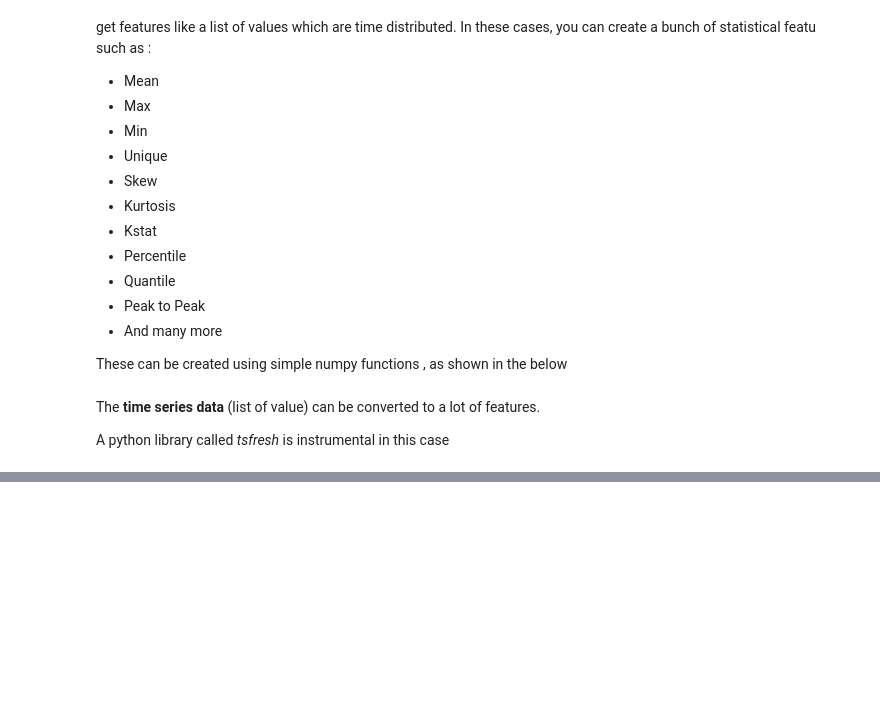
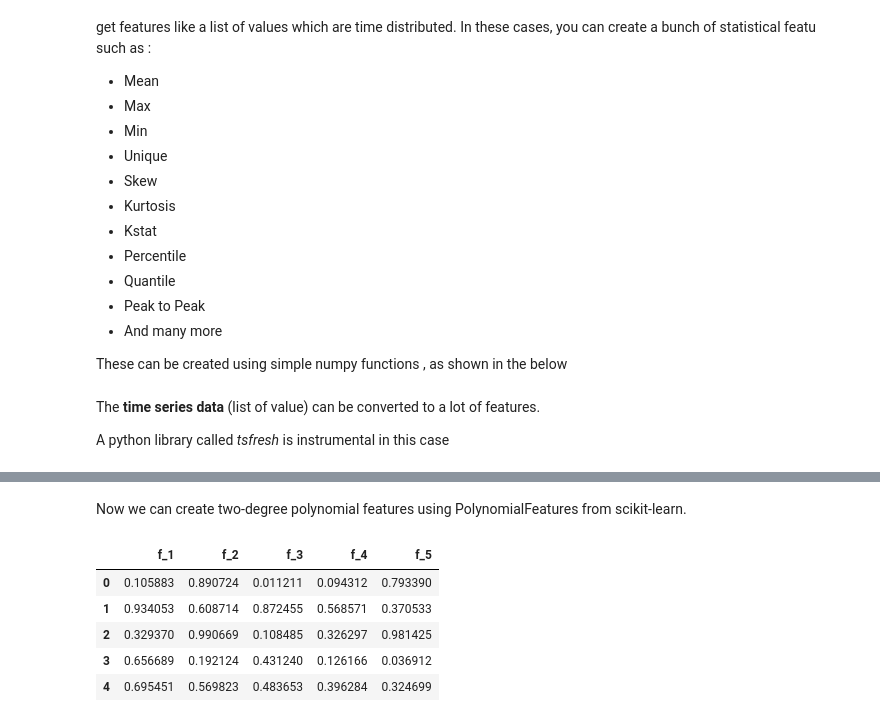
Before and after one commit to iwasbugged/feature_engineering, a Jupyter notebook: feature_engineering.ipynb, the cells around one changed output, grey strips where cells are left out. Cells and saved outputs as stored; diff of their text form; code cells hidden in the pictures; blank space fills up the shorter version.

```diff
--- a/feature_engineering.ipynb
+++ b/feature_engineering.ipynb
@@ -136,0 +156,32 @@ feature_dict['mean_change'] = fc.mean_change(x)
+# %% [markdown]
+Now we can create two-degree polynomial features using PolynomialFeatures from scikit-learn.
+# %%
+from sklearn import preprocessing
+
+# initializing polynomial features class object for two-degree polynomial features
+
+pf = preprocessing.PolynomialFeatures(
+    degree = 2,
+    interaction_only = False,
+    include_bias = False
+)
+# fit to the features
+pf.fit(df)
+
+poly_feats = pf.transform(df)
+
+# create a datafrae with all the features
+num_feats = poly_feats.shape[1]
+df_transformed = pd.DataFrame(
+    poly_feats,
+    columns = [f"f_{i}" for i in range(1 , num_feats +1)]
+)
+
+df_transformed.head()
+# %% [output]
+|  | f_1 | f_2 | f_3 | f_4 | f_5 |
+| 0 | 0.105883 | 0.890724 | 0.011211 | 0.094312 | 0.793390 |
+| 1 | 0.934053 | 0.608714 | 0.872455 | 0.568571 | 0.370533 |
+| 2 | 0.329370 | 0.990669 | 0.108485 | 0.326297 | 0.981425 |
+| 3 | 0.656689 | 0.192124 | 0.431240 | 0.126166 | 0.036912 |
+| 4 | 0.695451 | 0.569823 | 0.483653 | 0.396284 | 0.324699 |
```
Also changed, not shown: parts of 13 cells of this notebook.
